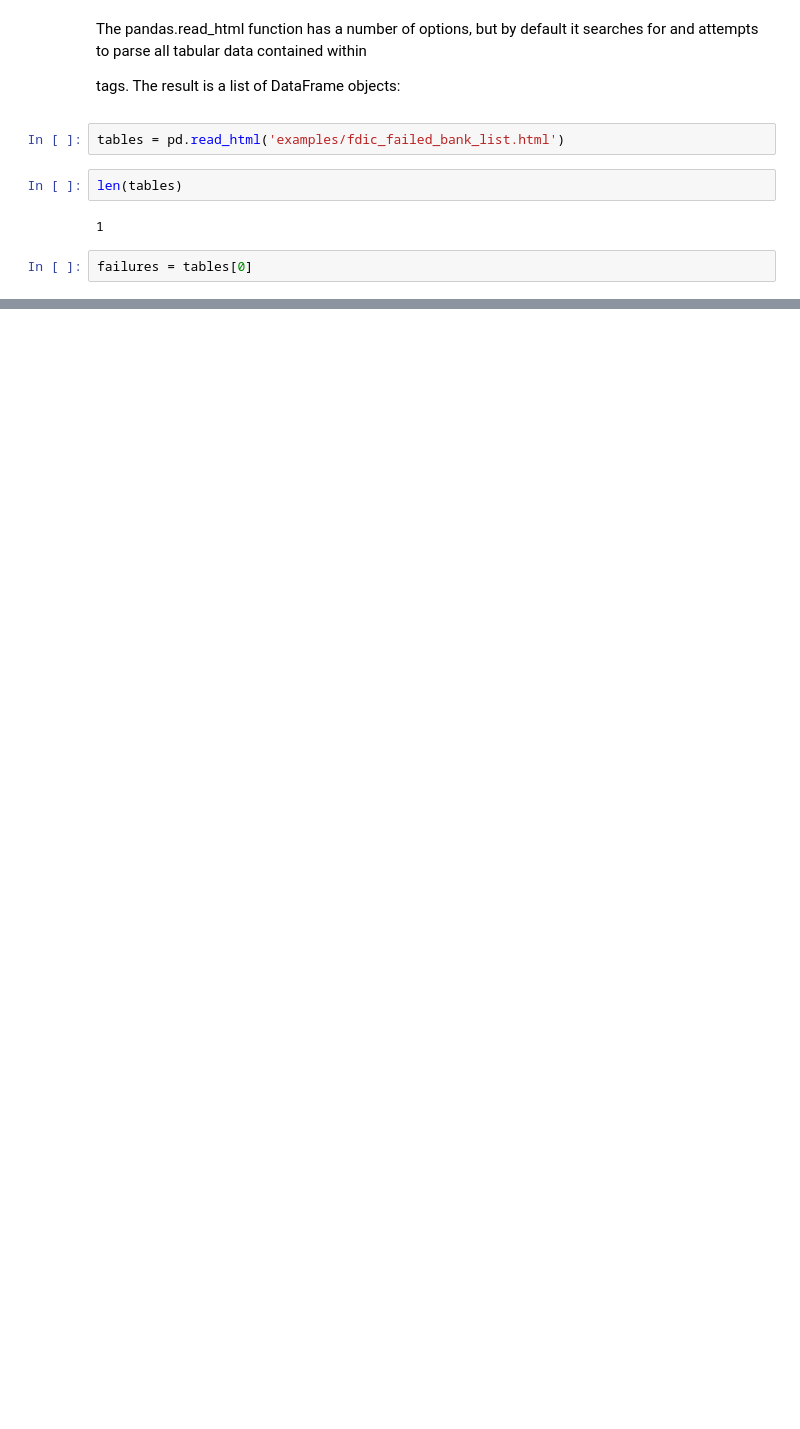
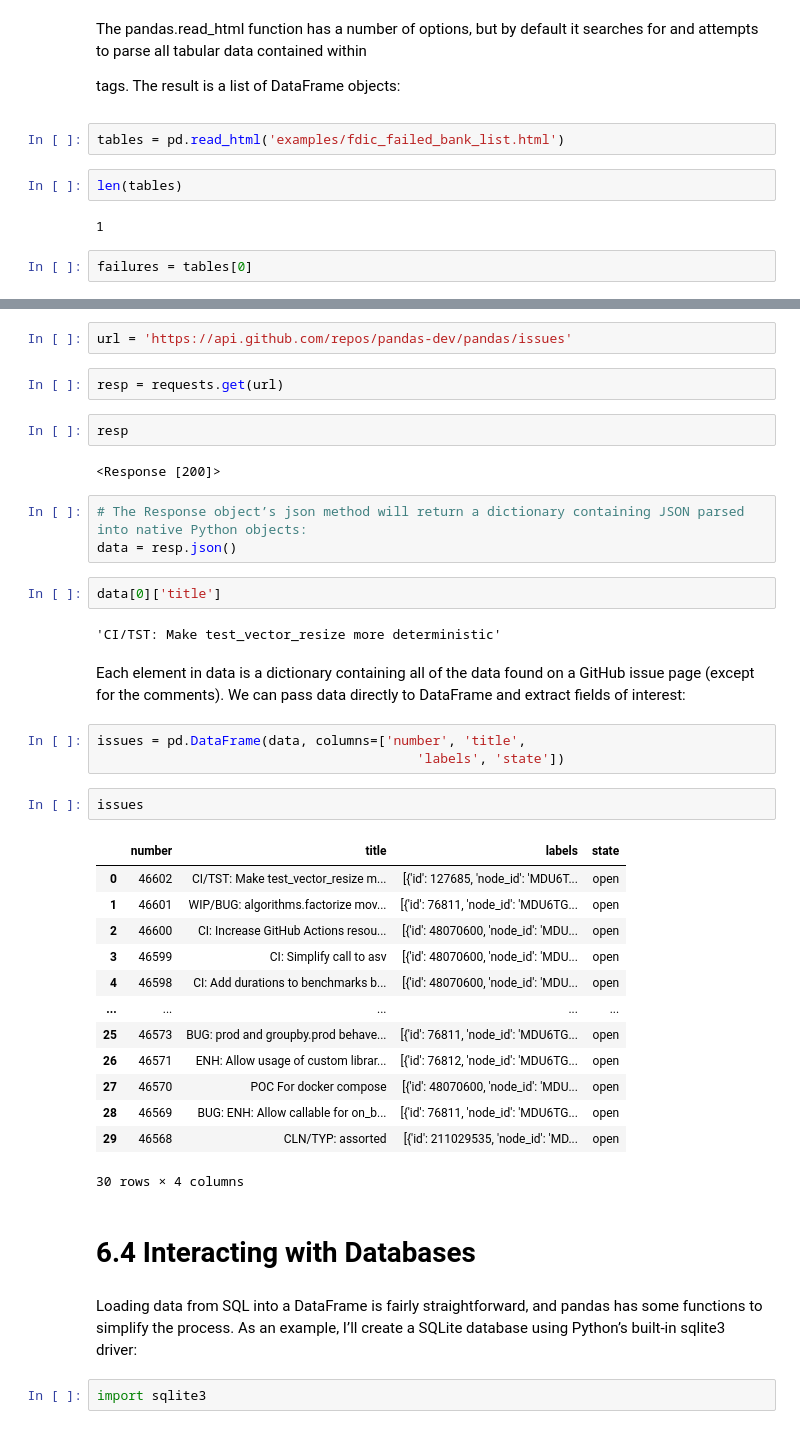
Before and after one commit to AllenChung6/WesWrangling, a Jupyter notebook: Chapter6WorkAlong.ipynb, the cells around one changed output, grey strips where cells are left out. Saved outputs shown, nothing was run; the diff lists cells and outputs as text; blank space fills up the shorter version.

```diff
--- a/Chapter6WorkAlong.ipynb
+++ b/Chapter6WorkAlong.ipynb
@@ -509,0 +699,42 @@ failures.head()
+# %%
+url = 'https://api.github.com/repos/pandas-dev/pandas/issues'
+# %%
+resp = requests.get(url)
+# %%
+resp
+# %% [output]
+<Response [200]>
+# %%
+# The Response object’s json method will return a dictionary containing JSON parsed into native Python objects:
+data = resp.json()
+# %%
+data[0]['title']
+# %% [output]
+'CI/TST: Make test_vector_resize more deterministic'
+# %% [markdown]
+Each element in data is a dictionary containing all of the data found on a GitHub issue page (except for the comments). We can pass data directly to DataFrame and extract fields of interest:
+# %%
+issues = pd.DataFrame(data, columns=['number', 'title',
+                                         'labels', 'state'])
+# %%
+issues
+# %% [output]
+|  | number | title | labels | state |
+| 0 | 46602 | CI/TST: Make test_vector_resize m... | [{'id': 127685, 'node_id': 'MDU6T... | open |
+| 1 | 46601 | WIP/BUG: algorithms.factorize mov... | [{'id': 76811, 'node_id': 'MDU6TG... | open |
+| 2 | 46600 | CI: Increase GitHub Actions resou... | [{'id': 48070600, 'node_id': 'MDU... | open |
+| 3 | 46599 | CI: Simplify call to asv | [{'id': 48070600, 'node_id': 'MDU... | open |
+| 4 | 46598 | CI: Add durations to benchmarks b... | [{'id': 48070600, 'node_id': 'MDU... | open |
+| ... | ... | ... | ... | ... |
+| 25 | 46573 | BUG: prod and groupby.prod behave... | [{'id': 76811, 'node_id': 'MDU6TG... | open |
+| 26 | 46571 | ENH: Allow usage of custom librar... | [{'id': 76812, 'node_id': 'MDU6TG... | open |
+| 27 | 46570 | POC For docker compose | [{'id': 48070600, 'node_id': 'MDU... | open |
+| 28 | 46569 | BUG: ENH: Allow callable for on_b... | [{'id': 76811, 'node_id': 'MDU6TG... | open |
+| 29 | 46568 | CLN/TYP: assorted | [{'id': 211029535, 'node_id': 'MD... | open |
+30 rows × 4 columns
+# %% [markdown]
+# 6.4 Interacting with Databases
+# %% [markdown]
+Loading data from SQL into a DataFrame is fairly straightforward, and pandas has some functions to simplify the process. As an example, I’ll create a SQLite database using Python’s built-in sqlite3 driver:
+# %%
+import sqlite3
```
Also changed, not shown: parts of 78 cells of this notebook, 7 other files.
